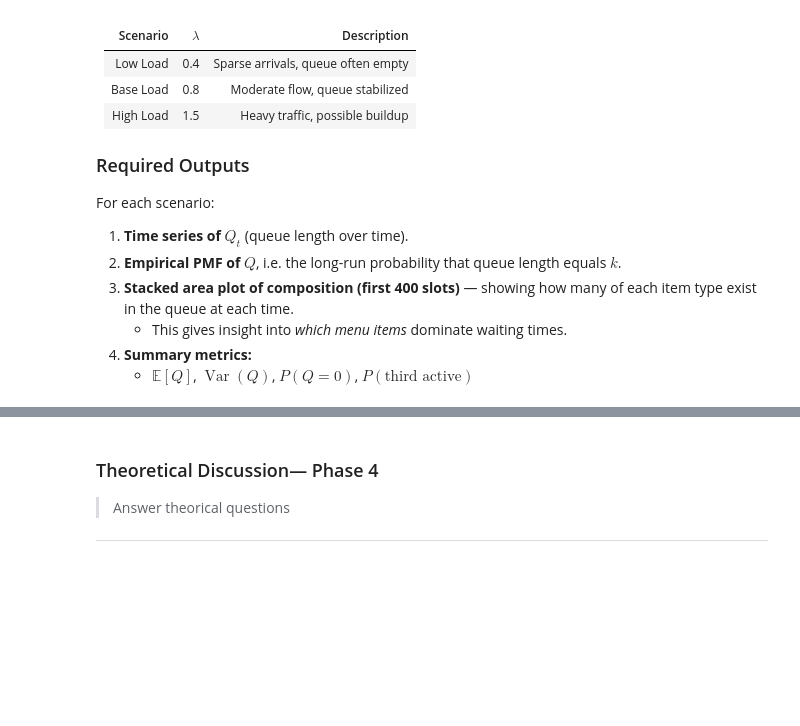
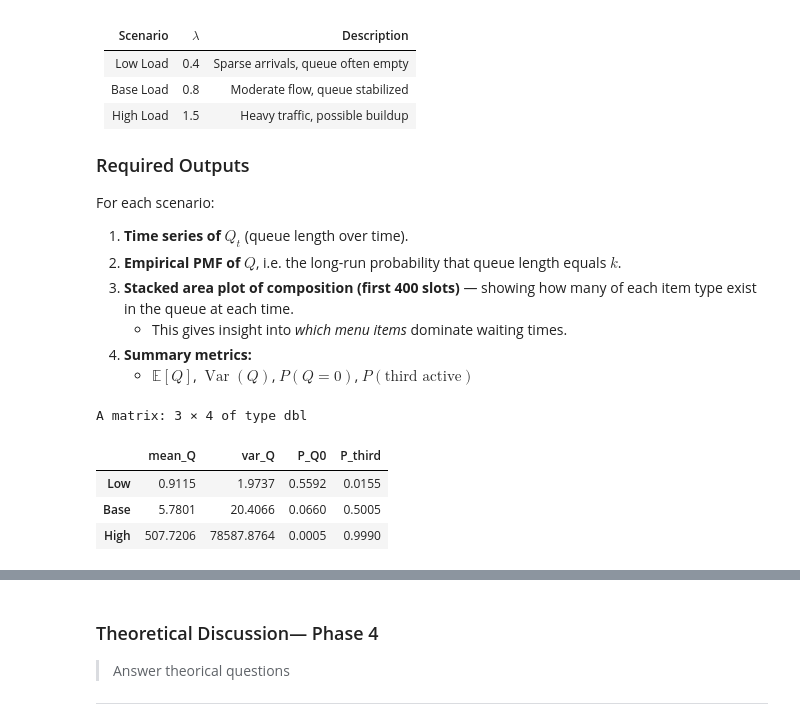
Before and after one commit to hossein-noor-ramsis/R, a Jupyter notebook: HW3/EPS-CA3 students.ipynb, the cells around one changed output, grey strips where cells are left out. Drawn from its saved outputs; the diff is of its cells as text; code cells hidden in the pictures; blank space fills up the shorter version.

```diff
--- a/HW3/EPS-CA3 students.ipynb
+++ b/HW3/EPS-CA3 students.ipynb
@@ -620,16 +620,38 @@ simulate_cafe_detailed <- function(lambda,
 
   for (t in 1:num_slots) {
     # --- Arrivals ---
-    ## TODO
+    ## TODO: تولید مشتری های جدید با توزیع پواسون
+    arrivals <- rpois(1, lambda)
+
+    # انتخاب آیتم برای هر مشتری جدید
+    new_items <- sample(item_names, size = arrivals, replace = TRUE, prob = menu_q_in)
+
+    # اضافه کردن به انتهای صف موجود
+    queue <- queue_list[[t]]
+    queue <- c(queue, new_items)
 
     # --- Servers ---
-    ## TODO
+    ## TODO: مشخص کردن تعداد سرور های فعال
+    s_t <- ifelse(length(queue) - base_servers >= activation_threshold, base_servers + 1, base_servers)
+    third_active[t] <- (s_t > base_servers)
+
 
     # --- Service attempts ---
-    ## TODO
+    ## TODO: شبیه سازی سرویس داده به مشتری
+    for (srv in 1:s_t) {
+      if (length(queue) == 0) break
+      item <- queue[1]
+      if (runif(1) < menu_p_in[item]) {
+        queue <- queue[-1]
+      }
+    }
 
     # --- update Q, queue_list ---
-    ## TODO
+    ## TODO: اضافه کردن صف به لیست صف ها
+    Q[t + 1] <- length(queue)
+    queue_list[[t + 1]] <- queue
+
+    remaining <- length(queue) > 0
     if (length(remaining) > 0) {
       comp_mat[t + 1, ] <- as.integer(table(factor(remaining, levels = item_names)))
     }
@@ -645,37 +667,45 @@ simulate_cafe_detailed <- function(lambda,
 
 # ---- Run all three scenarios ----
 set.seed(2025)
+activation_threshold <- 4
+
 res_low <- simulate_cafe_detailed(lambda = 0.4, num_slots = 2000,
                                   menu_q_in = menu_q, menu_p_in = menu_p,
                                   base_servers = base_servers,
                                   activation_threshold = activation_threshold)
 
 res_base <- simulate_cafe_detailed(lambda = 0.8, num_slots = 2000,
                                    menu_q_in = menu_q, menu_p_in = menu_p,
                                    base_servers = base_servers,
                                    activation_threshold = activation_threshold)
 
 res_high <- simulate_cafe_detailed(lambda = 1.5, num_slots = 2000,
                                    menu_q_in = menu_q, menu_p_in = menu_p,
                                    base_servers = base_servers,
                                    activation_threshold = activation_threshold)
 
 # ---- Summaries ----
 summarize_results <- function(res) {
   Q <- res$Q
   c(mean_Q = mean(Q),
     var_Q = var(Q),
     P_Q0 = mean(Q == 0),
     P_third = mean(res$third_active))
 }
 
 summary_table <- rbind(
   Low = summarize_results(res_low),
   Base = summarize_results(res_base),
   High = summarize_results(res_high)
 )
 
 round(summary_table, 4)
+# %% [output]
+A matrix: 3 × 4 of type dbl
+|  | mean_Q | var_Q | P_Q0 | P_third |
+| Low | 0.9115 | 1.9737 | 0.5592 | 0.0155 |
+| Base | 5.7801 | 20.4066 | 0.0660 | 0.5005 |
+| High | 507.7206 | 78587.8764 | 0.0005 | 0.9990 |
 # %%
 # Visualization and Analysis
 
```
Also changed, not shown: parts of 1 cell of this notebook.
